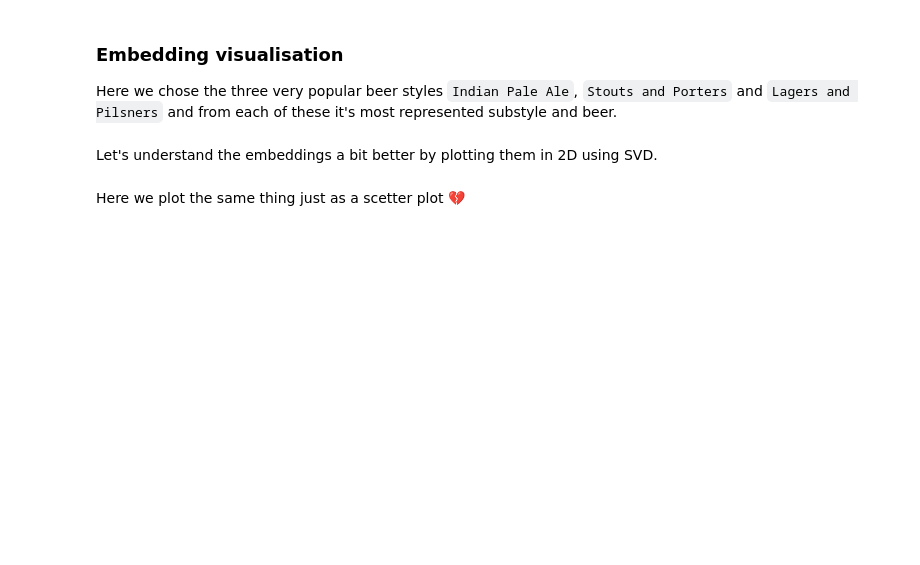
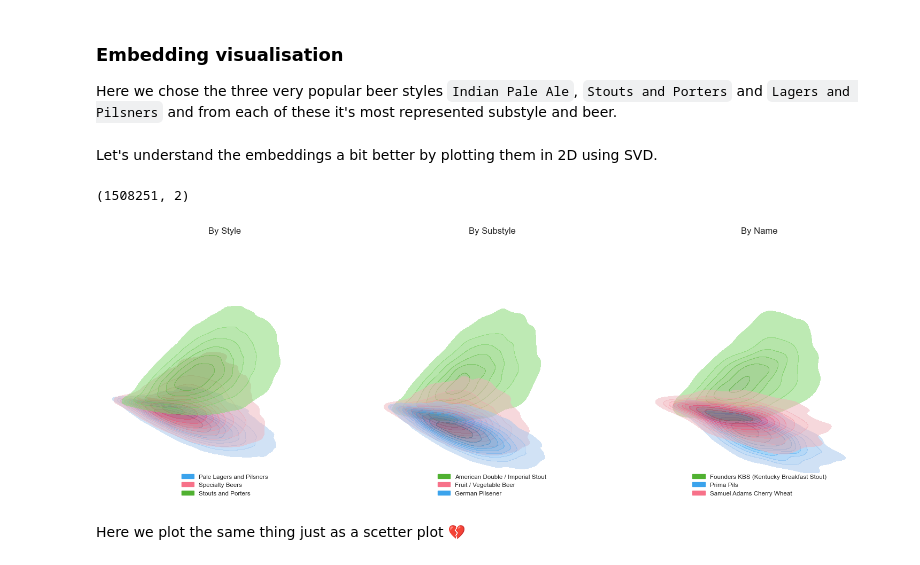
Before and after one commit to epfl-ada/ada-2023-project-blackada, a Jupyter notebook: main.ipynb, the cells around one changed output. Saved outputs shown, nothing was run; the diff lists cells and outputs as text; code cells hidden in the pictures; blank space fills up the shorter version.

```diff
--- a/main.ipynb
+++ b/main.ipynb
@@ -522,6 +618,7 @@ extractor_models: list[extractors.ExtractorBase] = [
     extractors.DummyExtractor(),
     extractors.LemmaExtractor(),
     extractors.AdjectiveExtractor(),
+    extractors.
 ]
 # %% [markdown]
 We want to understand the behaviour of each of the extractors in detail. To do
@@ -763,7 +895,7 @@ print(f"✅ Loaded {len(reviews_all)} reviews and embeddings.")
 
 # Filter out beer styles with less than MIN_REVIEWS reviews
 MIN_REVIEWS = 50
-MAX_REVIEWS = 1000
+MAX_REVIEWS = None
 MIN_WORDS = 50
 embeddings_all, reviews_all = utils.filter_data(
     embeddings_all, reviews_all, MIN_REVIEWS, MAX_REVIEWS, MIN_WORDS
@@ -780,11 +925,14 @@ if SHUFFLE_REVIEWS:
 ### Embedding visualisation
 Here we chose the three very popular beer styles `Indian Pale Ale`, `Stouts and Porters` and `Lagers and Pilsners` and from each of these it's most represented substyle and beer.
 # %%
-
-styles = ["India Pale Ales (IPAs)", "Stouts and Porters", "Pale Lagers and Pilsners"]
-substyle = ["American IPA", "American Double / Imperial Stout", "German Pilsener"]
+styles = ["Specialty Beers", "Stouts and Porters", "Pale Lagers and Pilsners"]
+substyle = [
+    "Fruit / Vegetable Beer",
+    "American Double / Imperial Stout",
+    "German Pilsener",
+]
 beers = [
-    "Northern Hemisphere Harvest Wet Hop IPA",
+    "Samuel Adams Cherry Wheat",
     "Founders KBS (Kentucky Breakfast Stout)",
     "Prima Pils",
 ]
@@ -795,9 +943,11 @@ Let's understand the embeddings a bit better by plotting them in 2D using SVD.
 # %%
 # Embed into 2 dimensions
 # We are using truncated SVD instead of PCA because the embeddings are sparse
-svd = TruncatedSVD(n_components=2, n_iter=50, random_state=42)
+svd = TruncatedSVD(n_components=2, n_iter=10, random_state=SEED)
 reduced_embeddings = svd.fit_transform(embeddings_all)
 reduced_embeddings.shape
+# %% [output]
+(1508251, 2)
 # %%
 n = len(groups)
 colors = sns.color_palette("husl", n_colors=n)
@@ -805,22 +955,28 @@ group_colors = [dict(zip(group, colors)) for group in groups]
 # %%
 fig, axs = plt.subplots(ncols=len(aggregators), figsize=(5 * len(aggregators), 5))
 fig.tight_layout(pad=0)
 
 for i, (ax, agg, group) in enumerate(zip(axs, aggregators, groups)):
-    subset = reviews_all[reviews_all[agg].isin(group)].index
+    subset = reviews_all[reviews_all[agg].isin(group)]
+
+    min_number_samples = subset[agg].value_counts().min()
+    subset = subset.groupby(agg).sample(min_number_samples, random_state=SEED)
+
     colors = group_colors[i]
     visualise.embeddings(
         title=f"By {agg[1].capitalize()}",
         embeddings=reduced_embeddings,
         hue=reviews_all[agg],
-        subset=subset,
+        subset=subset.index,
         plot_type="kde",
         fill=True,
         alpha=0.5,
         plot_legend=True,
         ax=ax,
         color_palette=colors,
     )
+# %% [output]
+[figure, added]
 # %% [markdown]
 Here we plot the same thing just as a scetter plot 💔
 # %%
```
Also changed, not shown: parts of 34 cells of this notebook, 4 other files.
